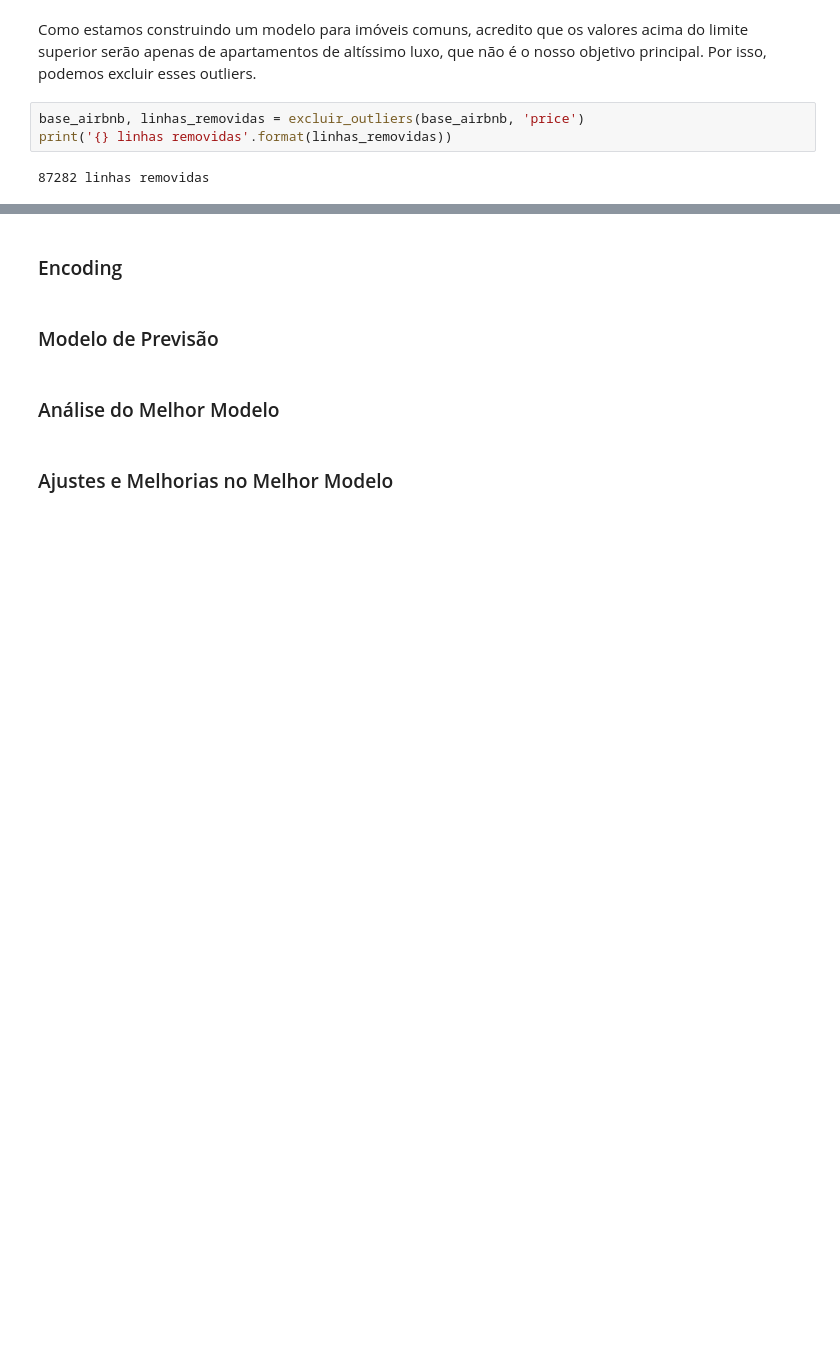
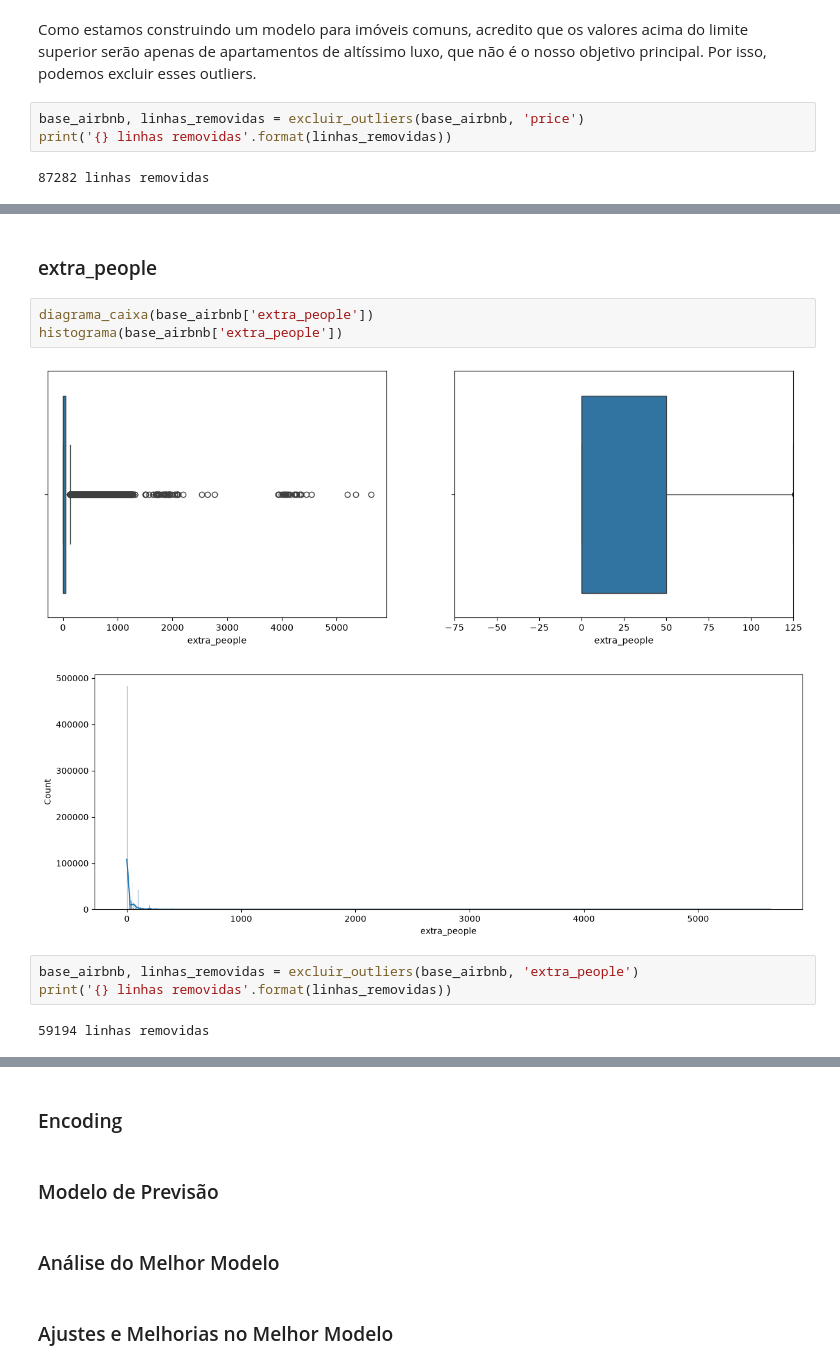
Before and after one commit to matheusgomes2020/An-lise-Airbnb-Rio, a Jupyter notebook: previsao_Airbnb_Rio.ipynb, the cells around one changed output, grey strips where cells are left out. Saved outputs shown, nothing was run; the diff lists cells and outputs as text; blank space fills up the shorter version.

```diff
--- a/previsao_Airbnb_Rio.ipynb
+++ b/previsao_Airbnb_Rio.ipynb
@@ -338,0 +324,13 @@ https://gist.github.com/mwaskom/de44147ed2974457ad6372750bbe5751
+# %% [markdown]
+### extra_people
+# %%
+diagrama_caixa(base_airbnb['extra_people'])
+histograma(base_airbnb['extra_people'])
+# %% [output]
+[figure, added]
+[figure, added]
+# %%
+base_airbnb, linhas_removidas = excluir_outliers(base_airbnb, 'extra_people')
+print('{} linhas removidas'.format(linhas_removidas))
+# %% [output]
+59194 linhas removidas
```
Also changed, not shown: parts of 8 cells of this notebook.
